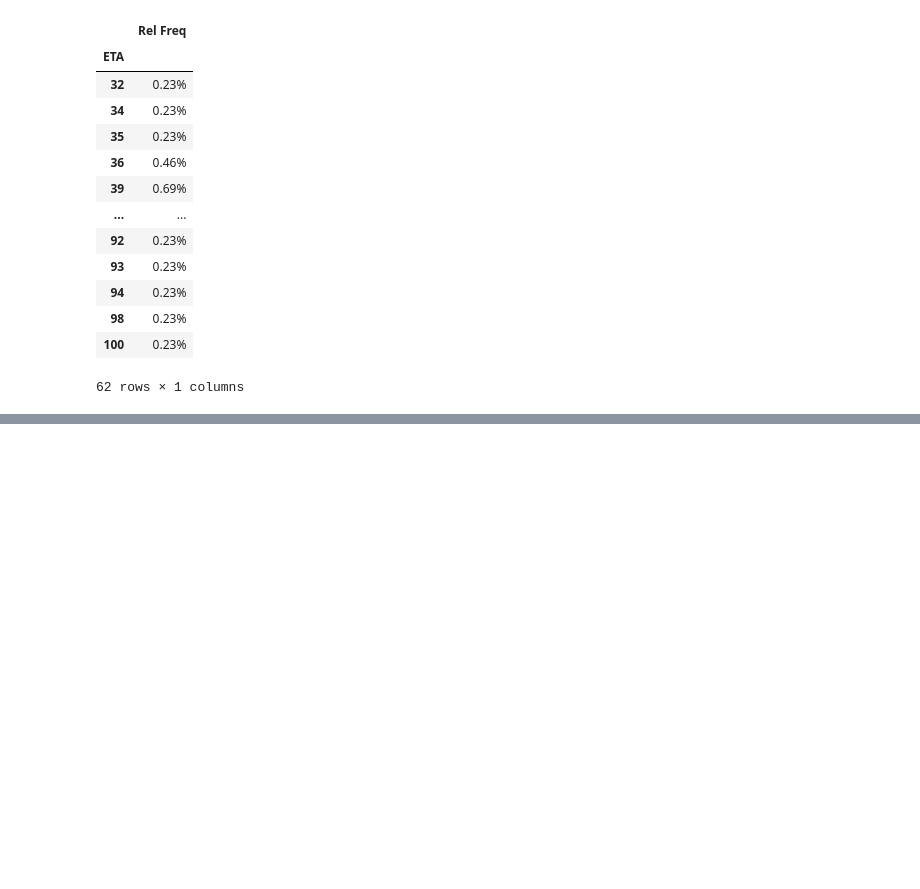
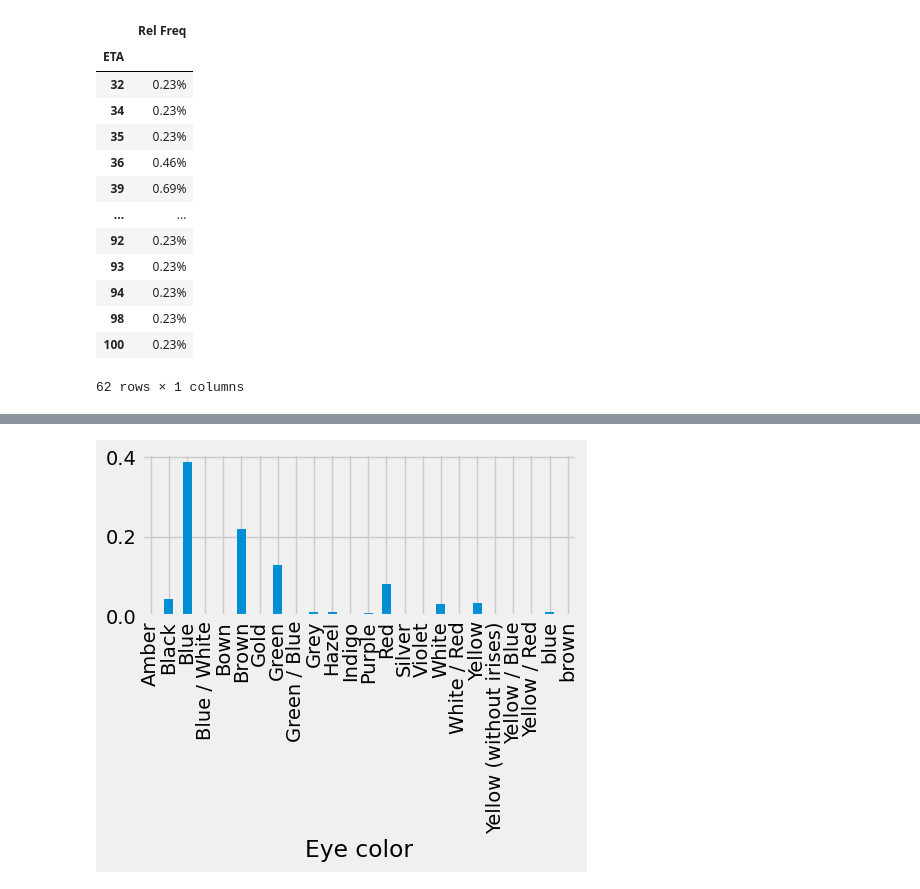
Before and after one commit to PippoZord/superhero-datascience, a Jupyter notebook: content/Esercitazioni/DatiFrequenze.ipynb, the cells around one changed output, grey strips where cells are left out. Drawn from its saved outputs; the diff is of its cells as text; code cells hidden in the pictures; blank space fills up the shorter version.

```diff
--- a/content/Esercitazioni/DatiFrequenze.ipynb
+++ b/content/Esercitazioni/DatiFrequenze.ipynb
@@ -124,0 +147,4 @@ players_rel_freq
+# %%
+heroes = pd.read_csv(r'/home/pippozord/Scrivania/Statistica/2023/superhero-datascience/content/data/heroes.csv', sep=";", index_col=0)
+#heroes["Eye color"] = heroes["Eye color"].apply(lambda x: str(x).upper())
+heroes
@@ -124,0 +166,5 @@ players_rel_freq
+# %%
+eye_color_abs = pd.crosstab(index = heroes["Eye color"], columns=["Abs Freq"], colnames=[""])
+eye_color_rel = pd.crosstab(index = heroes["Eye color"], columns=["Rel Freq"], colnames=[""], normalize=True)
+eye_color_rel["Rel Freq"] = eye_color_rel["Rel Freq"]
+eye_color_rel
@@ -124,0 +190,5 @@ players_rel_freq
+# %%
+eye_color_rel.plot.bar(legend=False)
+plt.show()
+# %% [output]
+[figure, added]
```
Also changed, not shown: parts of 14 cells of this notebook, 2 other files.
